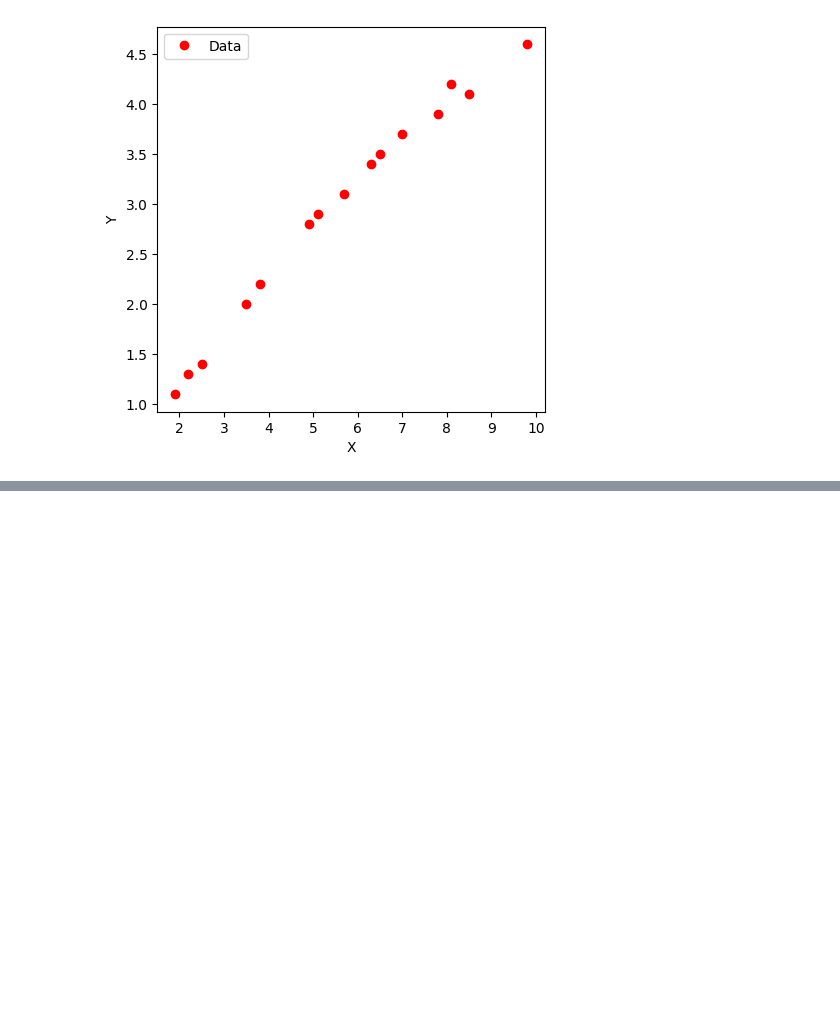
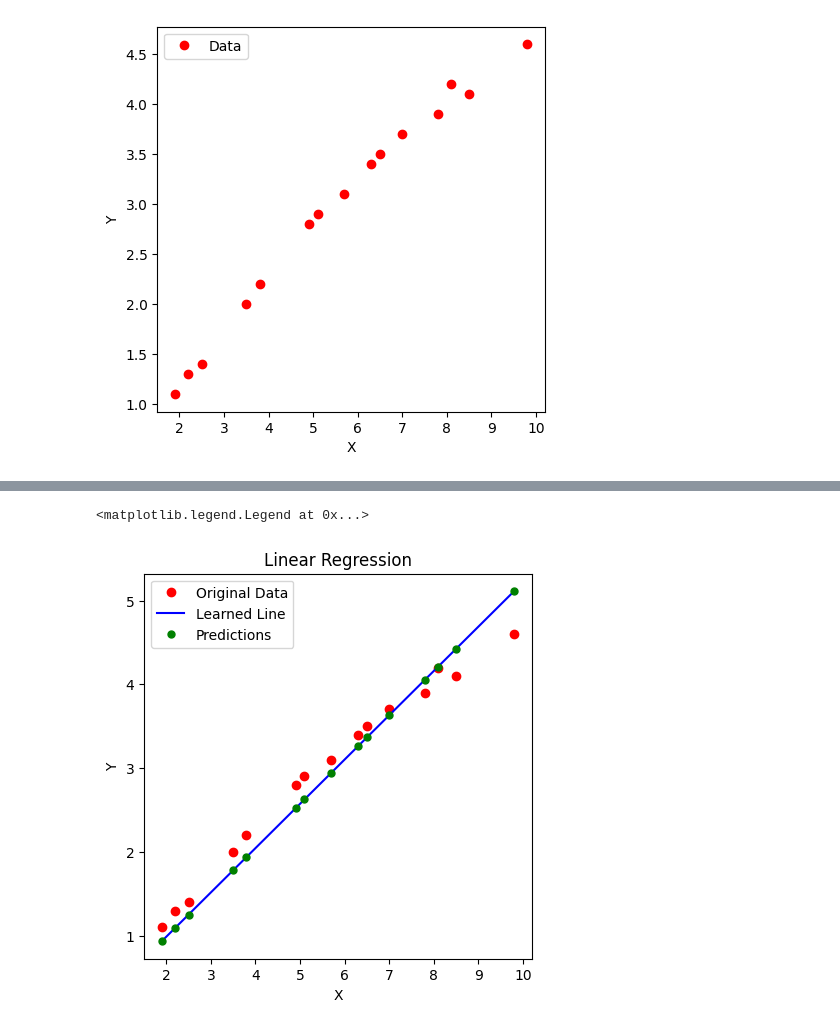
Before and after one commit to namanraiyani/PyTorch_Practice, a Jupyter notebook: LinearRegression.ipynb, the cells around one changed output, grey strips where cells are left out. Cells and saved outputs as stored; diff of their text form; code cells hidden in the pictures; blank space fills up the shorter version.

```diff
--- a/LinearRegression.ipynb
+++ b/LinearRegression.ipynb
@@ -33,10 +37,10 @@ plt.legend()
 class LinearRegression(nn.Module):
   def __init__(self):
     super().__init__()
-    self.model = nn.Linear(in_features = 1, out_features = 1)
+    self.linear_model = nn.Linear(in_features = 1, out_features = 1)
 
   def forward(self, x):
-    output_prediction = self.linear(x)
+    output_prediction = self.linear_model(x)
     return output_prediction
 # %%
 model = LinearRegression()
@@ -57,0 +64,13 @@ epochs = 1000
+# %%
+epochs = 1000
+for epoch in range(epochs):
+  model.train()
+  output_prediction = model(x_train)
+  loss = criterion(output_prediction, y_train)
+
+  optimizer.zero_grad()
+  loss.backward()
+  optimizer.step()
+
+  if(epoch + 1) % 50 == 0:
+    print(f'Epoch - {epoch + 1} / {epochs} \t Loss - {loss.item():.6f}')
@@ -57,0 +100,5 @@ epochs = 1000
+# %%
+model.eval()
+with torch.no_grad():
+  predictions = model(x_train)
+predictions.data.numpy()
@@ -57,0 +121,19 @@ epochs = 1000
+# %%
+# Visualize Results
+plt.figure(figsize = (5,5))
+plt.plot(x_train.numpy(), y_train.numpy(), 'ro', label = "Original Data")
+
+predicted_line_x = torch.linspace(x_train.min(), x_train.max(), 100).unsqueeze(1)
+with torch.no_grad():
+    predicted_line_y = model(predicted_line_x)
+plt.plot(predicted_line_x.numpy(), predicted_line_y.numpy(), 'b-', label = 'Learned Line')
+
+plt.plot(x_train.numpy(), predictions.numpy(), 'go', markersize = 5, label = 'Predictions')
+
+plt.xlabel('X')
+plt.ylabel('Y')
+plt.title('Linear Regression')
+plt.legend()
+# %% [output]
+<matplotlib.legend.Legend at 0x...>
+[figure, added]
```
Also changed, not shown: parts of 14 cells of this notebook.
